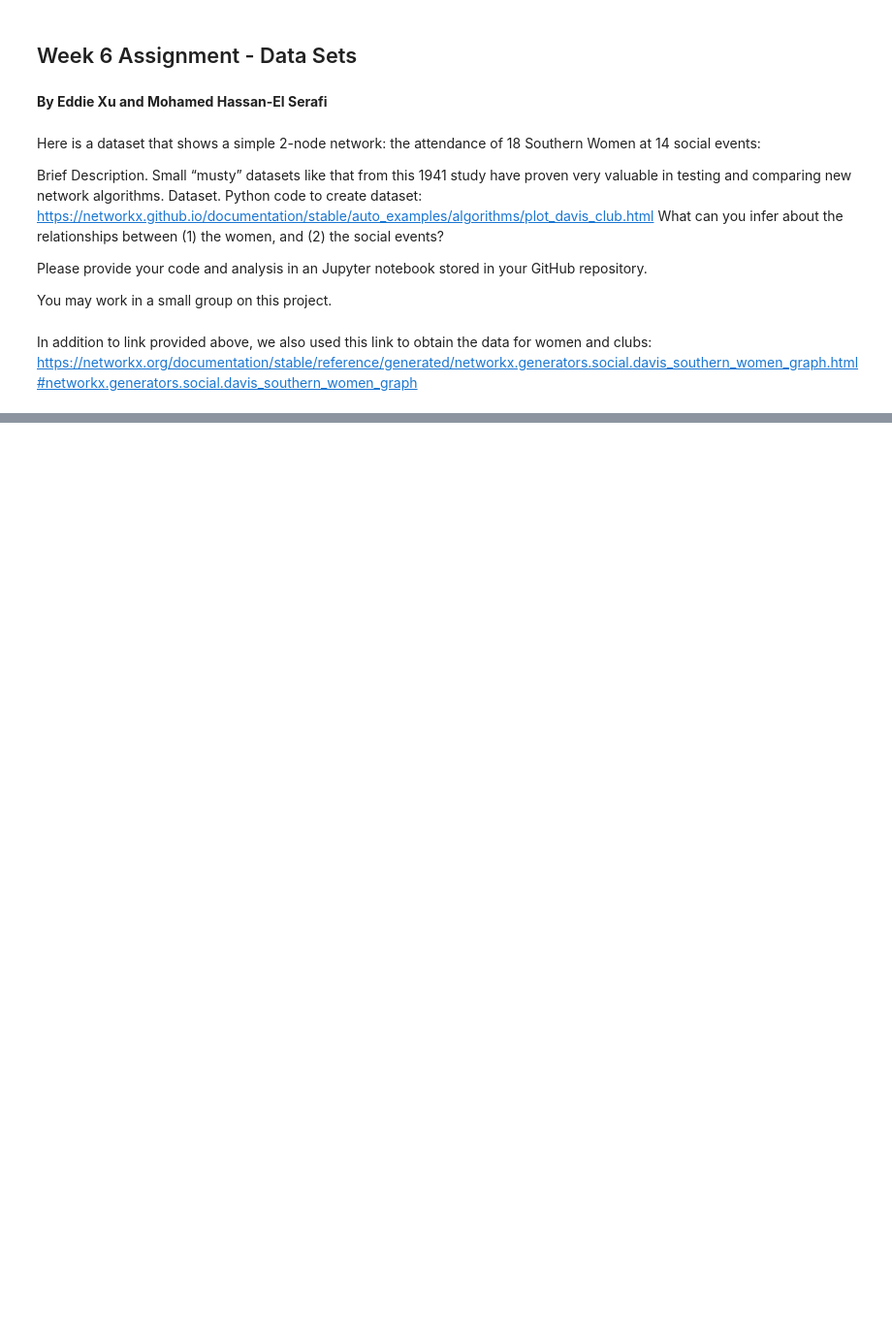
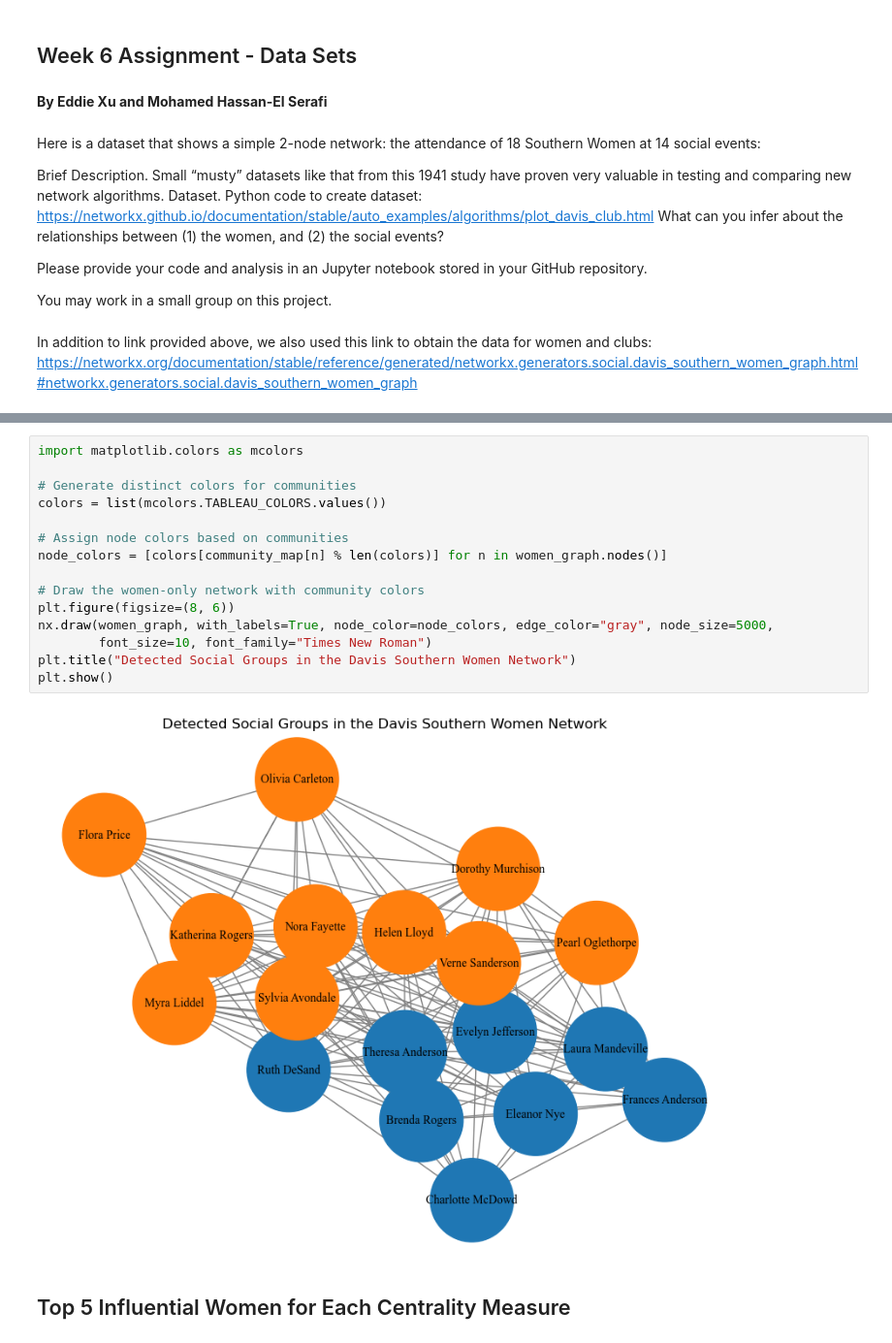
Before and after one commit to moham6839/Data_620_Web_Analytics, a Jupyter notebook: Week_6_Assignment/Week 6 Assignment - Data Sets.ipynb, the cells around one changed output, grey strips where cells are left out. Shown at 97% size. Cells and saved outputs as stored; diff of their text form; blank space fills up the shorter version.

```diff
--- a/Week_6_Assignment/Week 6 Assignment - Data Sets.ipynb
+++ b/Week_6_Assignment/Week 6 Assignment - Data Sets.ipynb
@@ -176,0 +316,19 @@ G.graph
+# %%
+import matplotlib.colors as mcolors
+
+# Generate distinct colors for communities
+colors = list(mcolors.TABLEAU_COLORS.values())
+
+# Assign node colors based on communities
+node_colors = [colors[community_map[n] % len(colors)] for n in women_graph.nodes()]
+
+# Draw the women-only network with community colors
+plt.figure(figsize=(8, 6))
+nx.draw(women_graph, with_labels=True, node_color=node_colors, edge_color="gray", node_size=5000,
+        font_size=10, font_family="Times New Roman")
+plt.title("Detected Social Groups in the Davis Southern Women Network")
+plt.show()
+# %% [output]
+[figure, added]
+# %% [markdown]
+## Top 5 Influential Women for Each Centrality Measure
```
Also changed, not shown: parts of 53 cells of this notebook.
